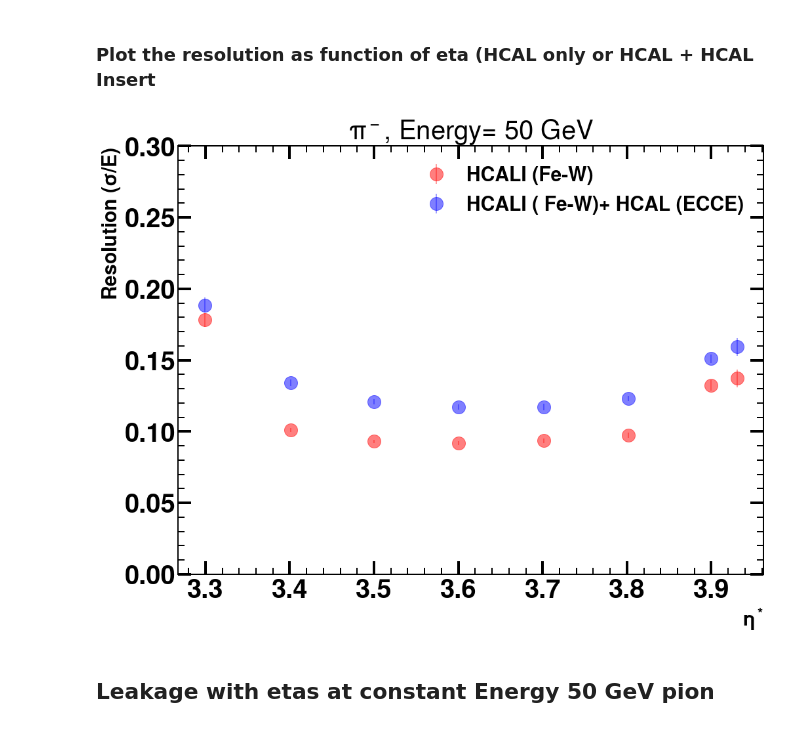
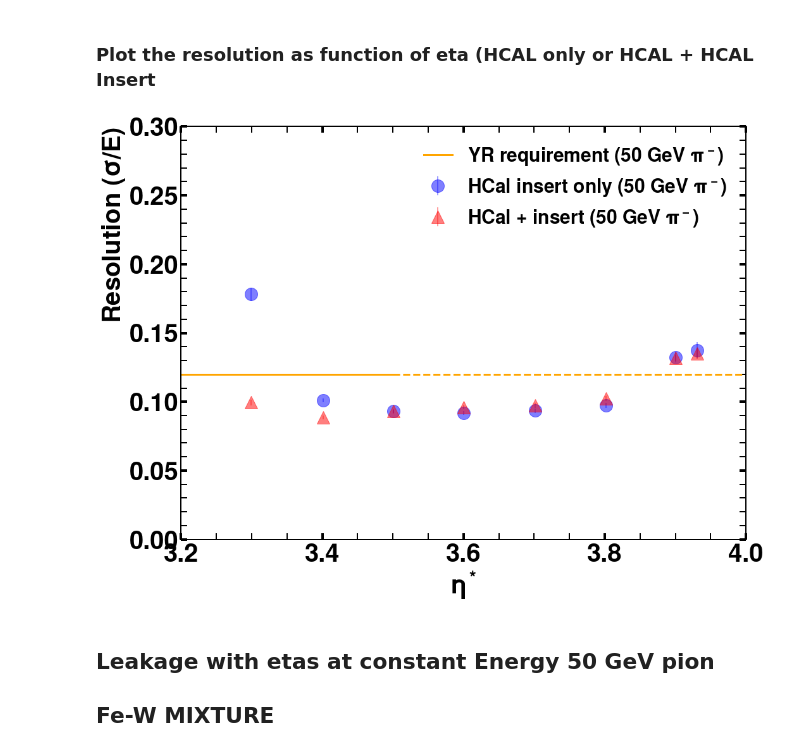
Before and after one commit to bk806714/EIC_Analysis, a Jupyter notebook: HCAL_Insert_mixture.ipynb, the cells around one changed output. Cells and saved outputs as stored; diff of their text form; code cells hidden in the pictures.

```diff
--- a/HCAL_Insert_mixture.ipynb
+++ b/HCAL_Insert_mixture.ipynb
@@ -18,27 +18,27 @@ import matplotlib.colors as mcolors
 from scipy import integrate
 import mplhep as hep
 hep.set_style(hep.style.CMS)
-
-params = {'legend.fontsize': '30',
+size_xlabels=20
+params = {'legend.fontsize': '20',
           'figure.figsize': (15, 10),
          'axes.labelsize': 'x-large',
          'axes.titlesize':'x-large',
-         'xtick.labelsize':'40',
-         'ytick.labelsize':'40',
-         'axes.labelsize': '30',
-         'axes.titlesize': '40'}
+         'xtick.labelsize':size_xlabels,
+         'ytick.labelsize':size_xlabels,
+         'axes.labelsize': size_xlabels,
+         'axes.titlesize': size_xlabels}
 #plt.rc_params[axis='y', which='both')
 plt.style.use(hep.style.CMS)
 plt.rcParams.update(params)
-plt.rcParams['xtick.major.size'] = 20
+plt.rcParams['xtick.major.size'] = 5
 plt.rcParams['xtick.major.width'] = 4
-plt.rcParams['xtick.minor.size'] = 10
+plt.rcParams['xtick.minor.size'] = 5
 plt.rcParams['xtick.minor.width'] = 2
 
 
-plt.rcParams['ytick.major.size'] = 20
+plt.rcParams['ytick.major.size'] = 5
 plt.rcParams['ytick.major.width'] = 4
-plt.rcParams['ytick.minor.size'] = 10
+plt.rcParams['ytick.minor.size'] = 5
 plt.rcParams['ytick.minor.width'] = 2
 
 
@@ -540,25 +1145,32 @@ print(etas)
 # %%
 ###
 
 fig,ax = plt.subplots(1,1, figsize=(16, 12),sharex=True,sharey=True)
 
-ax.errorbar(etas,pi_resolutions_thetas, pi_resolutions_errors_thetas ,alpha=0.5,color="red",marker='o',markersize=20,\
-            label='HCALI (Fe-W)',linestyle='None')
+ax.errorbar(etas,pi_resolutions_thetas, pi_resolutions_errors_thetas ,alpha=0.5,color="blue",marker='o',markersize=20,\
+            label='HCal insert only (50 GeV $\pi^-$)',linestyle='None')
 
-ax.errorbar(etas,pi_resolutions_thetas_Sum, pi_resolutions_errors_thetas_Sum, alpha=0.5,color="blue",marker='o',markersize=20,\
-            label='HCALI ( Fe-W)+ HCAL (ECCE)',linestyle='None')
+ax.errorbar(etas,pi_resolutions_thetas_wt_sum, pi_resolutions_errors_thetas_wt_sum, alpha=0.5,color="red",\
+            marker='^',markersize=20, label='HCal + insert (50 GeV $\pi^-$)',linestyle='None')
 
-ax.set_title('$\pi^-$, Energy= 50 GeV')
+#ax.set_title('$\pi^-$, Energy= 50 GeV')
 
-ax.set_xlabel("$\eta^*$")
+ax.set_xlabel("$\eta^*$", loc='center',fontsize=40)
+#xlabel loc={loc!r}'
 ax.set_ylabel('Resolution ($\sigma$/E)')
+xlim=3.2
 ax.set_ylim(0,0.30)
+ax.set_xlim(xlim,4.0)
+plt.plot([xlim,3.5],[0.12,0.12], color='orange', linewidth=3,label='YR requirement (50 GeV $\pi^-$)')
+plt.plot([3.5,4.0],[0.12,0.12], color='orange', linewidth=3, linestyle='dashed',)
+plt.legend()
 
-plt.legend()
+plt.savefig("/Users/bishnukarki/Resolution_eta_HCALI.pdf")
 plt.show()
 # %% [output]
-[figure, old version]
+[figure, new version]
 # %% [markdown]
 ## Leakage with etas at constant Energy 50 GeV pion
+## Fe-W MIXTURE
 # %%
 fig,ax = plt.subplots(1,1, figsize=(16, 12),sharex=True,sharey=True)
```
Also changed, not shown: parts of 52 cells of this notebook, 46 other files.
